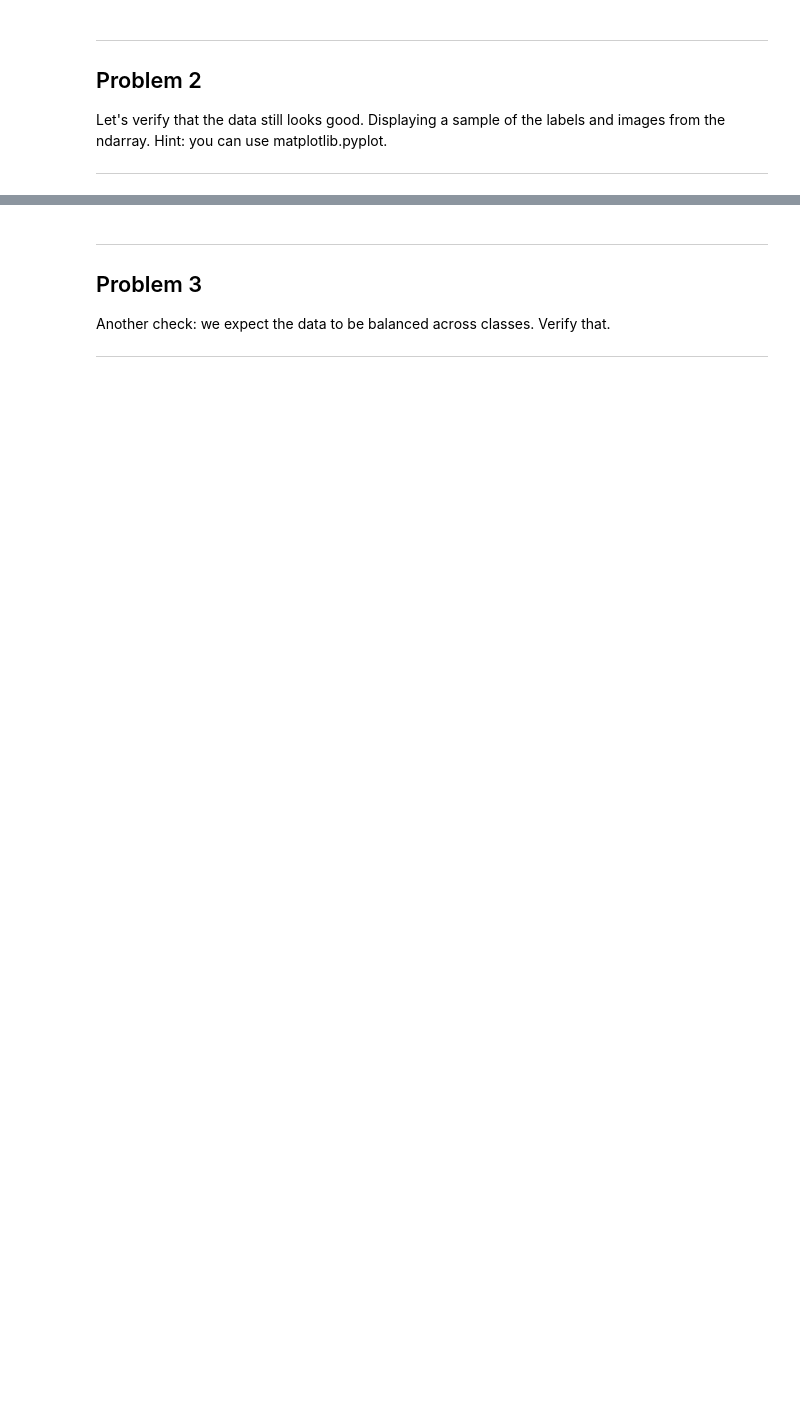
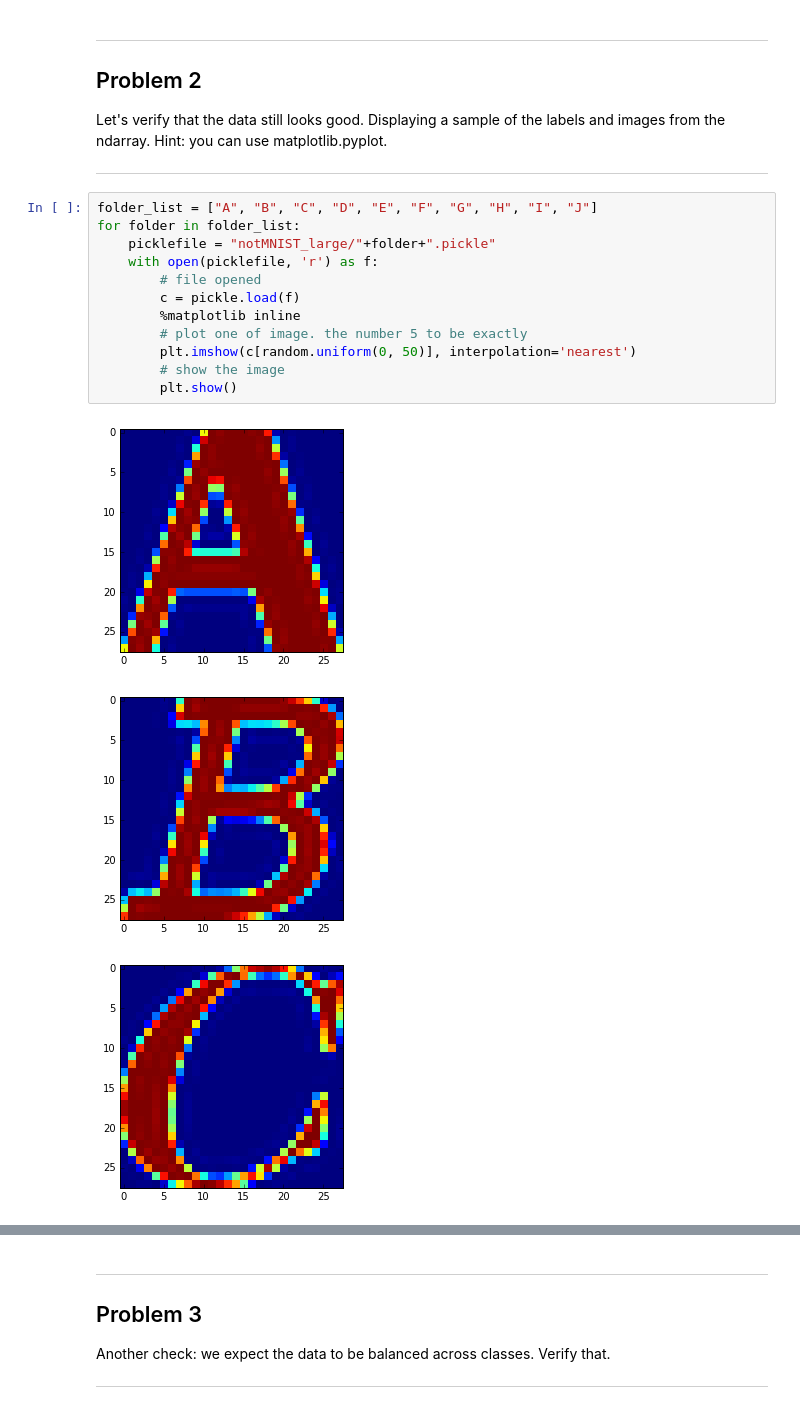
Before and after one commit to Singhalingh/tensorflow, a Jupyter notebook: tensorflow/examples/udacity/1_notmnist.ipynb, the cells around one changed output, grey strips where cells are left out. Drawn from its saved outputs; the diff is of its cells as text; blank space fills up the shorter version.

```diff
--- a/tensorflow/examples/udacity/1_notmnist.ipynb
+++ b/tensorflow/examples/udacity/1_notmnist.ipynb
@@ -195,3 +238,19 @@ Problem 2
 Let's verify that the data still looks good. Displaying a sample of the labels and images from the ndarray. Hint: you can use matplotlib.pyplot.
 
 ---
+# %%
+folder_list = ["A", "B", "C", "D", "E", "F", "G", "H", "I", "J"]
+for folder in folder_list:
+    picklefile = "notMNIST_large/"+folder+".pickle"
+    with open(picklefile, 'r') as f:
+        # file opened
+        c = pickle.load(f)
+        %matplotlib inline
+        # plot one of image. the number 5 to be exactly
+        plt.imshow(c[random.uniform(0, 50)], interpolation='nearest')
+        # show the image
+        plt.show()
+# %% [output]
+[figure, added]
+[figure, added]
+[figure, added]
```
Also changed, not shown: parts of 20 cells of this notebook.
